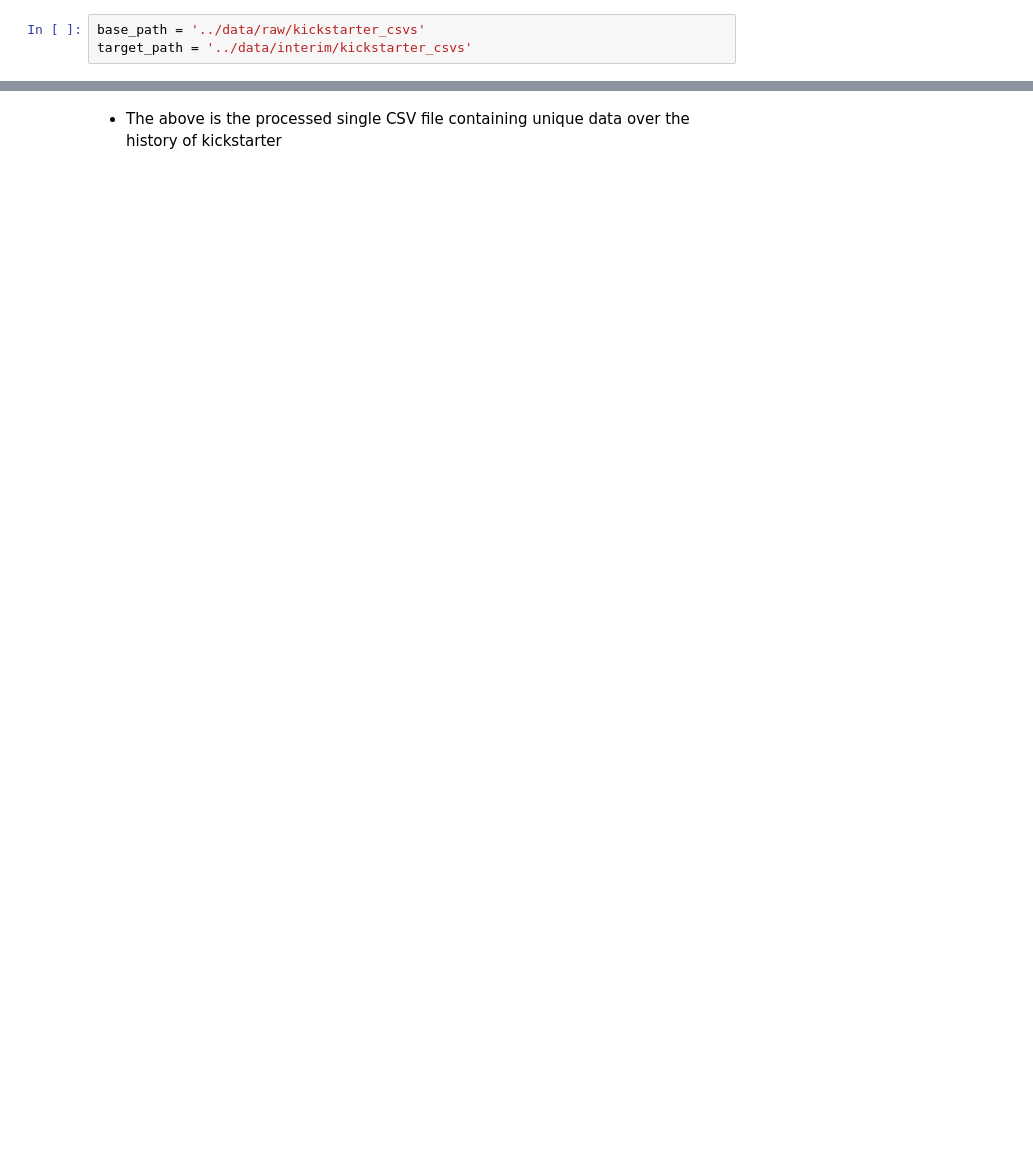
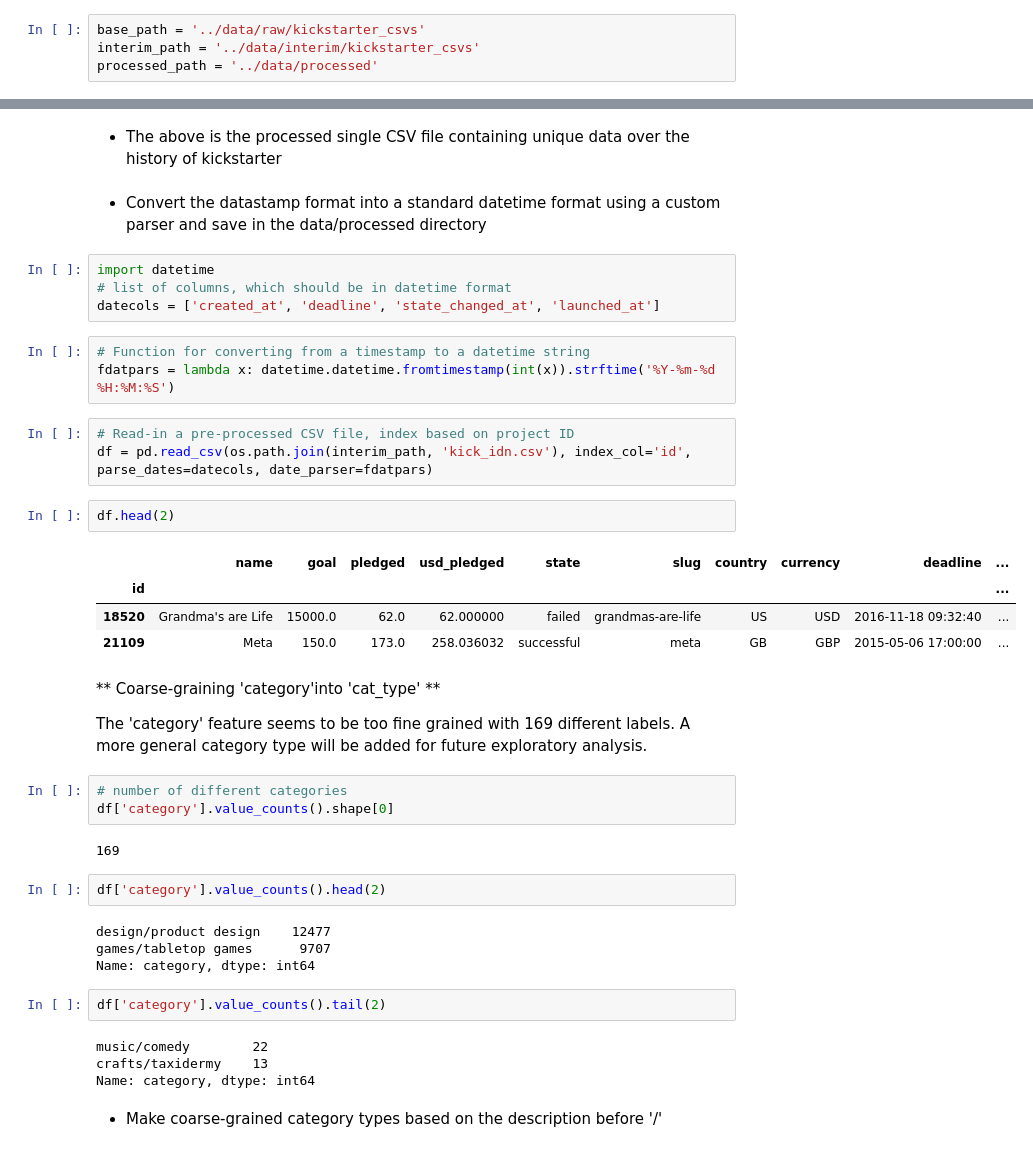
Before and after one commit to vlcekl/ds-crowdfunding, a Jupyter notebook: notebooks/simplify_csvs.ipynb, the cells around one changed output, grey strips where cells are left out. Cells and saved outputs as stored; diff of their text form; blank space fills up the shorter version.

```diff
--- a/notebooks/simplify_csvs.ipynb
+++ b/notebooks/simplify_csvs.ipynb
@@ -8,3 +49,4 @@ import json
 # %%
 base_path = '../data/raw/kickstarter_csvs'
-target_path = '../data/interim/kickstarter_csvs'
+interim_path = '../data/interim/kickstarter_csvs'
+processed_path = '../data/processed'
@@ -100,2 +149,44 @@ NameError: name 'df_id' is not defined
 # %% [markdown]
 * The above is the processed single CSV file containing unique data over the history of kickstarter
+# %% [markdown]
+* Convert the datastamp format into a standard datetime format using a custom parser and save in the data/processed directory
+# %%
+import datetime
+# list of columns, which should be in datetime format
+datecols = ['created_at', 'deadline', 'state_changed_at', 'launched_at']
+# %%
+# Function for converting from a timestamp to a datetime string
+fdatpars = lambda x: datetime.datetime.fromtimestamp(int(x)).strftime('%Y-%m-%d %H:%M:%S')
+# %%
+# Read-in a pre-processed CSV file, index based on project ID
+df = pd.read_csv(os.path.join(interim_path, 'kick_idn.csv'), index_col='id', parse_dates=datecols, date_parser=fdatpars)
+# %%
+df.head(2)
+# %% [output]
+|  | name | goal | pledged | usd_pledged | state | slug | country | currency | deadline | ... |
+| id |  |  |  |  |  |  |  |  |  | ... |
+| 18520 | Grandma's are Life | 15000.0 | 62.0 | 62.000000 | failed | grandmas-are-life | US | USD | 2016-11-18 09:32:40 | ... |
+| 21109 | Meta | 150.0 | 173.0 | 258.036032 | successful | meta | GB | GBP | 2015-05-06 17:00:00 | ... |
+# %% [markdown]
+** Coarse-graining 'category'into 'cat_type' **
+
+The 'category' feature seems to be too fine grained with 169 different labels. A more general category type will be added for future exploratory analysis.
+# %%
+# number of different categories
+df['category'].value_counts().shape[0]
+# %% [output]
+169
+# %%
+df['category'].value_counts().head(2)
+# %% [output]
+design/product design    12477
+games/tabletop games      9707
+Name: category, dtype: int64
+# %%
+df['category'].value_counts().tail(2)
+# %% [output]
+music/comedy        22
+crafts/taxidermy    13
+Name: category, dtype: int64
+# %% [markdown]
+* Make coarse-grained category types based on the description before '/'
```
Also changed, not shown: parts of 41 cells of this notebook, 2 other files.
